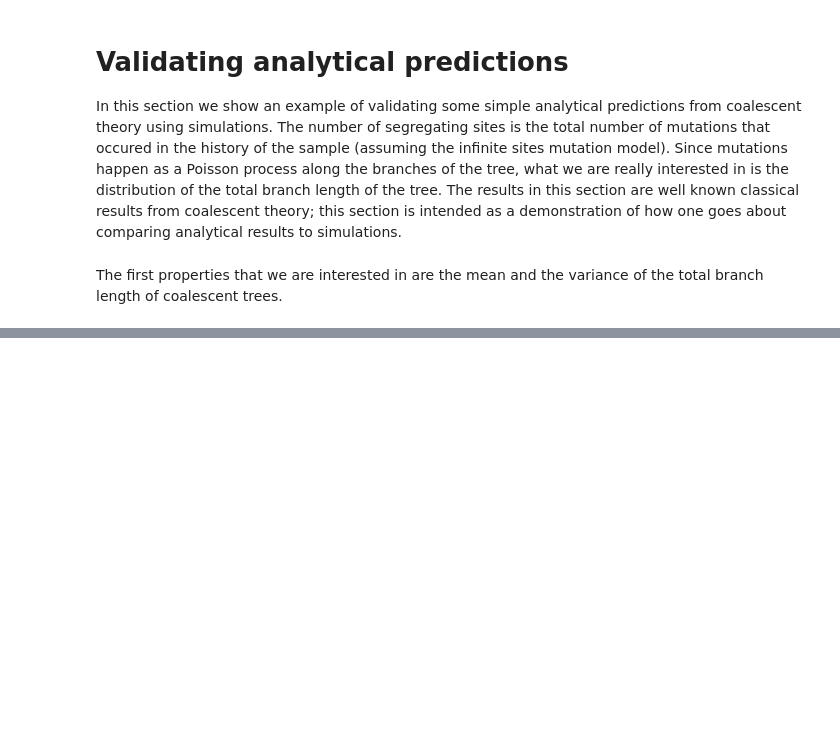
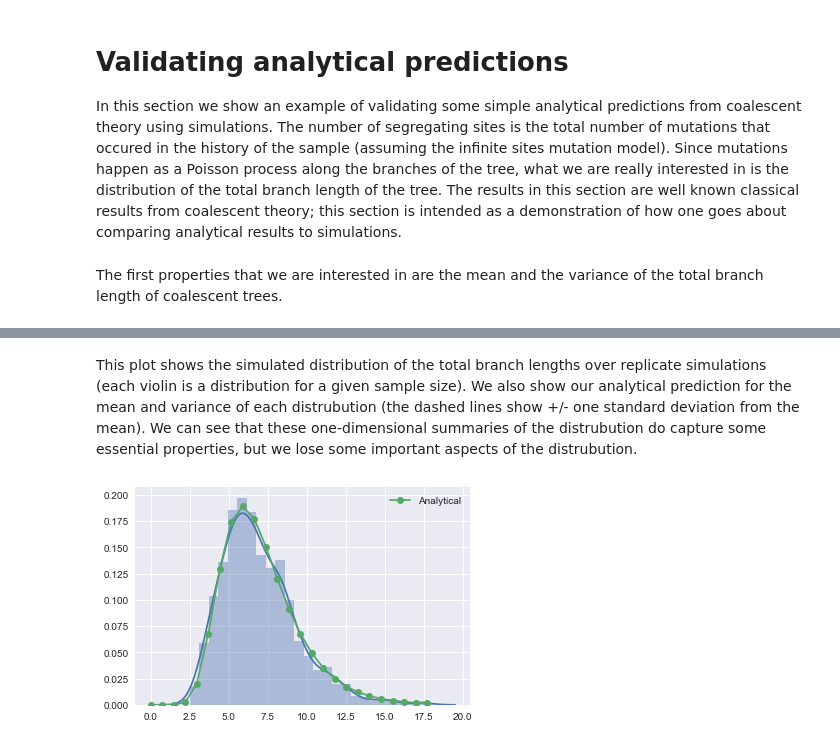
Before and after one commit to jeromekelleher/spg-chapter, a Jupyter notebook: jupyter/segsites-example.ipynb, the cells around one changed output, grey strips where cells are left out. Cells and saved outputs as stored; diff of their text form; code cells hidden in the pictures; blank space fills up the shorter version.

```diff
--- a/jupyter/segsites-example.ipynb
+++ b/jupyter/segsites-example.ipynb
@@ -43,0 +43,16 @@ ax.plot(mean_T + var_T, "--", color="grey");
+# %% [markdown]
+This plot shows the simulated distribution of the total branch lengths over replicate simulations (each violin is a distribution for a given sample size). We also show our analytical prediction for the mean and variance of each distrubution (the dashed lines show +/- one standard deviation from the mean). We can see that these one-dimensional summaries of the distrubution do capture some essential properties, but we lose some important aspects of the distrubution.
+# %%
+def T_total_density(n, t):
+    e_t2 = np.exp(-t / 2)
+    return 0.5 * (n - 1) * e_t2 * (1 - e_t2)**(n - 2)
+
+n = 20
+T_total_20 = T_total_col[n_col == n]
+ts = np.linspace(0, np.max(T_total_20), 25)
+t_densities = np.array([T_total_density(n, t) for t in ts])
+sns.distplot(T_total_20)
+plt.plot(ts, t_densities, marker="o", label="Analytical")
+plt.legend();
+# %% [output]
+[figure, added]
```
Also changed, not shown: parts of 4 cells of this notebook.
